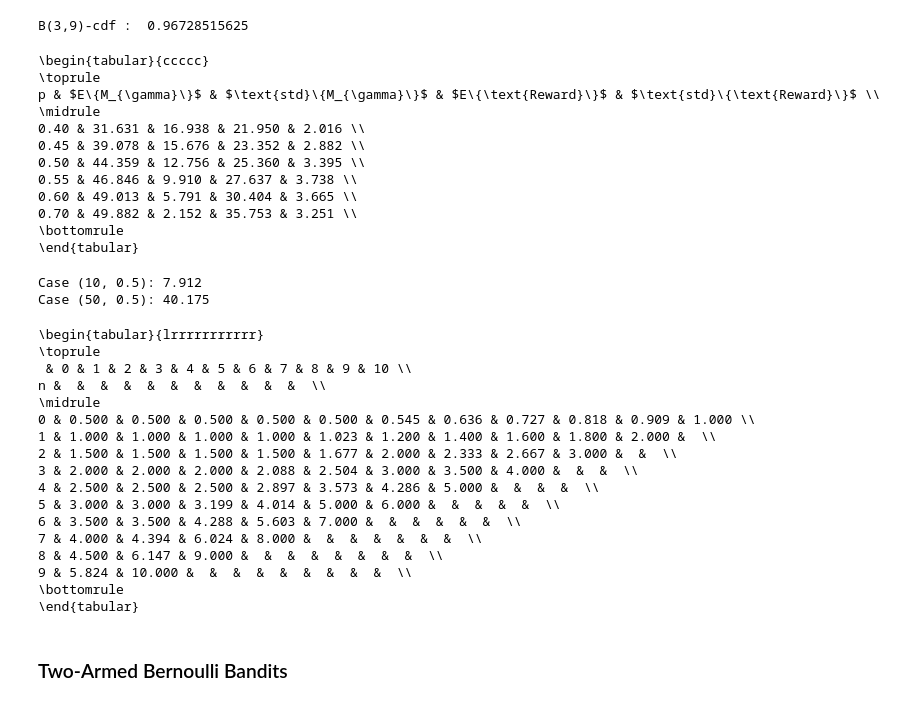
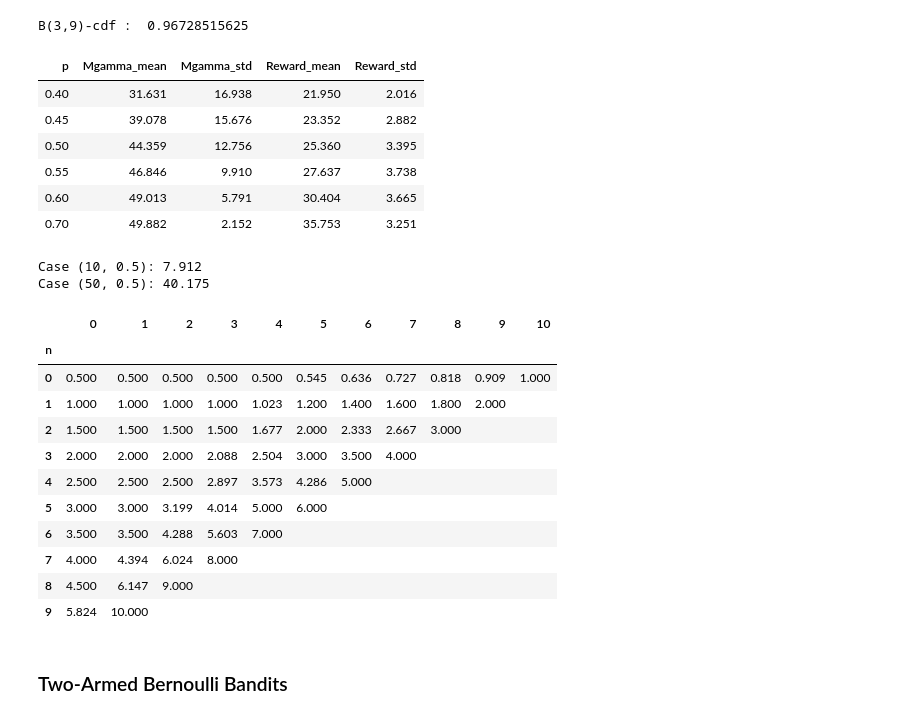
Before and after one commit to gedeck/mistat-code-solutions, a Jupyter notebook: IndustrialStatistics/notebooks/Chap011.ipynb, the cells around one changed output. Drawn from its saved outputs; the diff is of its cells as text; code cells hidden in the pictures.

```diff
--- a/IndustrialStatistics/notebooks/Chap011.ipynb
+++ b/IndustrialStatistics/notebooks/Chap011.ipynb
@@ -361,26 +386,15 @@ for p in (0.4, 0.45, 0.5, 0.55, 0.6, 0.7):
 style = pd.DataFrame(results).style.hide(axis='index')
 style = style.format(precision=3)
 style = style.format(subset='p', precision=2)
-s = style.to_latex(column_format='ccccc', hrules=True)
-s = s.replace(' p &', ' $p$ &')
-s = s.replace('Mgamma_mean', '$E\\{M_{\gamma}\\}$')
-s = s.replace('Mgamma_std', '$\\text{std}\\{M_{\gamma}\\}$')
-s = s.replace('Reward_mean', '$E\\{\\text{Reward}\\}$')
-s = s.replace('Reward_std', '$\\text{std}\\{\\text{Reward}\\}$')
-print(s)
+style
 # %% [output]
-\begin{tabular}{ccccc}
-\toprule
-p & $E\{M_{\gamma}\}$ & $\text{std}\{M_{\gamma}\}$ & $E\{\text{Reward}\}$ & $\text{std}\{\text{Reward}\}$ \\
-\midrule
-0.40 & 31.631 & 16.938 & 21.950 & 2.016 \\
-0.45 & 39.078 & 15.676 & 23.352 & 2.882 \\
-0.50 & 44.359 & 12.756 & 25.360 & 3.395 \\
-0.55 & 46.846 & 9.910 & 27.637 & 3.738 \\
-0.60 & 49.013 & 5.791 & 30.404 & 3.665 \\
-0.70 & 49.882 & 2.152 & 35.753 & 3.251 \\
-\bottomrule
-\end{tabular}
+| p | Mgamma_mean | Mgamma_std | Reward_mean | Reward_std |
+| 0.40 | 31.631 | 16.938 | 21.950 | 2.016 |
+| 0.45 | 39.078 | 15.676 | 23.352 | 2.882 |
+| 0.50 | 44.359 | 12.756 | 25.360 | 3.395 |
+| 0.55 | 46.846 | 9.910 | 27.637 | 3.738 |
+| 0.60 | 49.013 | 5.791 | 30.404 | 3.665 |
+| 0.70 | 49.882 | 2.152 | 35.753 | 3.251 |
 # %%
 from mistat.acceptanceSampling import optimalOAB
 result = optimalOAB(10, 0.5)
@@ -392,31 +406,25 @@ Case (50, 0.5): 40.175
 # %%
 table = pd.DataFrame(result.rewards)
 table.index.name = 'n'
 width = table.shape[1]
 for i in range(1, len(table)):
   table.iloc[i, width-i:] = np.nan
 style = table.style
 style = style.format(precision=3, na_rep='')
-s = style.to_latex(hrules=True)
-print(s)
+style
 # %% [output]
-\begin{tabular}{lrrrrrrrrrrr}
-\toprule
- & 0 & 1 & 2 & 3 & 4 & 5 & 6 & 7 & 8 & 9 & 10 \\
-n &  &  &  &  &  &  &  &  &  &  &  \\
-\midrule
-0 & 0.500 & 0.500 & 0.500 & 0.500 & 0.500 & 0.545 & 0.636 & 0.727 & 0.818 & 0.909 & 1.000 \\
-1 & 1.000 & 1.000 & 1.000 & 1.000 & 1.023 & 1.200 & 1.400 & 1.600 & 1.800 & 2.000 &  \\
-2 & 1.500 & 1.500 & 1.500 & 1.500 & 1.677 & 2.000 & 2.333 & 2.667 & 3.000 &  &  \\
-3 & 2.000 & 2.000 & 2.000 & 2.088 & 2.504 & 3.000 & 3.500 & 4.000 &  &  &  \\
-4 & 2.500 & 2.500 & 2.500 & 2.897 & 3.573 & 4.286 & 5.000 &  &  &  &  \\
-5 & 3.000 & 3.000 & 3.199 & 4.014 & 5.000 & 6.000 &  &  &  &  &  \\
-6 & 3.500 & 3.500 & 4.288 & 5.603 & 7.000 &  &  &  &  &  &  \\
-7 & 4.000 & 4.394 & 6.024 & 8.000 &  &  &  &  &  &  &  \\
-8 & 4.500 & 6.147 & 9.000 &  &  &  &  &  &  &  &  \\
-9 & 5.824 & 10.000 &  &  &  &  &  &  &  &  &  \\
-\bottomrule
-\end{tabular}
+|  | 0 | 1 | 2 | 3 | 4 | 5 | 6 | 7 | 8 | 9 | 10 |
+| n |  |  |  |  |  |  |  |  |  |  |  |
+| 0 | 0.500 | 0.500 | 0.500 | 0.500 | 0.500 | 0.545 | 0.636 | 0.727 | 0.818 | 0.909 | 1.000 |
+| 1 | 1.000 | 1.000 | 1.000 | 1.000 | 1.023 | 1.200 | 1.400 | 1.600 | 1.800 | 2.000 |  |
+| 2 | 1.500 | 1.500 | 1.500 | 1.500 | 1.677 | 2.000 | 2.333 | 2.667 | 3.000 |  |  |
+| 3 | 2.000 | 2.000 | 2.000 | 2.088 | 2.504 | 3.000 | 3.500 | 4.000 |  |  |  |
+| 4 | 2.500 | 2.500 | 2.500 | 2.897 | 3.573 | 4.286 | 5.000 |  |  |  |  |
+| 5 | 3.000 | 3.000 | 3.199 | 4.014 | 5.000 | 6.000 |  |  |  |  |  |
+| 6 | 3.500 | 3.500 | 4.288 | 5.603 | 7.000 |  |  |  |  |  |  |
+| 7 | 4.000 | 4.394 | 6.024 | 8.000 |  |  |  |  |  |  |  |
+| 8 | 4.500 | 6.147 | 9.000 |  |  |  |  |  |  |  |  |
+| 9 | 5.824 | 10.000 |  |  |  |  |  |  |  |  |  |
 # %% [markdown]
 ### Two-Armed Bernoulli Bandits
 # %%
```
Also changed, not shown: parts of 8 cells of this notebook, 57 other files.
